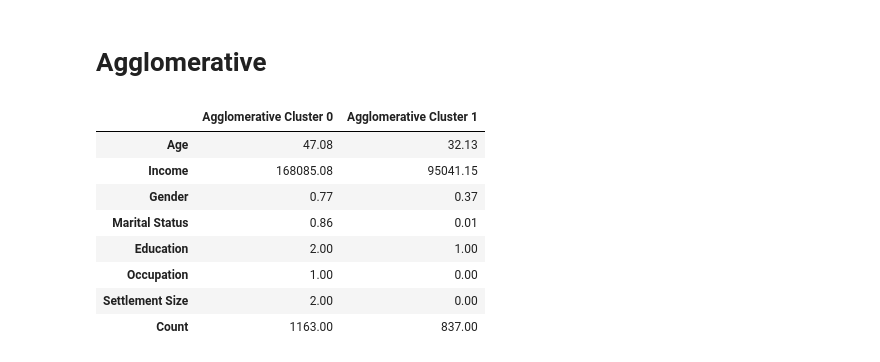
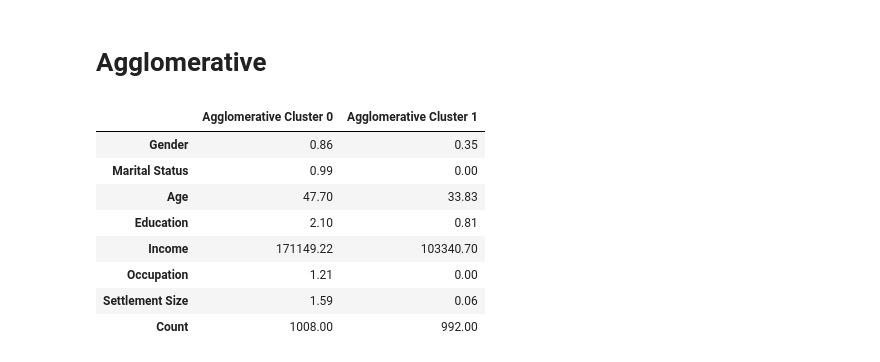
Before and after one commit to racheltran184/Python-Project-3, a Jupyter notebook: Task.ipynb, the cells around one changed output. Drawn from its saved outputs; the diff is of its cells as text; code cells hidden in the pictures.

```diff
--- a/Task.ipynb
+++ b/Task.ipynb
@@ -608,43 +512,34 @@ interpreted_kmeans
 # %% [markdown]
 # Agglomerative
 # %%
-agglo = AgglomerativeClustering(n_clusters=2, metric='euclidean', linkage='complete')
+# Ward linkage (scikit-learn's default) merges the pair of clusters that adds the least within-cluster variance
+agglo = AgglomerativeClustering(n_clusters=2, metric='euclidean', linkage='ward')
 
 customer_data['Agglo_Cluster'] = agglo.fit_predict(customer_data[features])
 
-# Step 1: Numerical means (Age and Income only)
-agglo_centroids = customer_data.groupby('Agglo_Cluster')[['Age', 'Income']].mean()
+# Cluster centres: the mean of every field, with Age and Income back on their original scales
+agglo_centroids = customer_data.groupby('Agglo_Cluster')[features].mean()
+agglo_centroids[['Age', 'Income']] = scaler.inverse_transform(agglo_centroids[['Age', 'Income']])
+agglo_centroids = agglo_centroids.round(2)
 
+# Add cluster sizes
+agglo_centroids['Count'] = customer_data['Agglo_Cluster'].value_counts().sort_index().values
 
-
-# Step 3: Add proportion-based averages (Gender and Marital Status)
-agglo_centroids['Gender'] = customer_data.groupby('Agglo_Cluster')['Gender'].mean().round(2)
-agglo_centroids['Marital Status'] = customer_data.groupby('Agglo_Cluster')['Marital Status'].mean().round(2)
-
-# Step 4: Add mode-based categorical values
-agglo_centroids['Education'] = customer_data.groupby('Agglo_Cluster')['Education'].agg(lambda x: x.mode().iloc[0])
-# Step 2: Inverse transform standardized Age and Income if needed
-agglo_centroids[['Age', 'Income']] = scaler.inverse_transform(agglo_centroids[['Age', 'Income']])
-agglo_centroids[['Age', 'Income']] = agglo_centroids[['Age', 'Income']].round(2)
-agglo_centroids['Occupation'] = customer_data.groupby('Agglo_Cluster')['Occupation'].agg(lambda x: x.mode().iloc[0])
-agglo_centroids['Settlement Size'] = customer_data.groupby('Agglo_Cluster')['Settlement Size'].agg(lambda x: x.mode().iloc[0])
-
-agglo_centroids['Count'] = customer_data['Agglo_Cluster'].value_counts().sort_index().values
-# Step 5: Rename index and transpose for presentation
+# Rename index and transpose for presentation
 agglo_centroids.index = [f'Agglomerative Cluster {i}' for i in agglo_centroids.index]
 agglo_centroids.columns.name = None
 
 agglo_centroids.T
 # %% [output]
 |  | Agglomerative Cluster 0 | Agglomerative Cluster 1 |
-| Age | 47.08 | 32.13 |
-| Income | 168085.08 | 95041.15 |
-| Gender | 0.77 | 0.37 |
-| Marital Status | 0.86 | 0.01 |
-| Education | 2.00 | 1.00 |
-| Occupation | 1.00 | 0.00 |
-| Settlement Size | 2.00 | 0.00 |
-| Count | 1163.00 | 837.00 |
+| Gender | 0.86 | 0.35 |
+| Marital Status | 0.99 | 0.00 |
+| Age | 47.70 | 33.83 |
+| Education | 2.10 | 0.81 |
+| Income | 171149.22 | 103340.70 |
+| Occupation | 1.21 | 0.00 |
+| Settlement Size | 1.59 | 0.06 |
+| Count | 1008.00 | 992.00 |
 # %%
 # Step 5: Apply label mapping to categorical fields
 def map_label(value, mapping):
```
Also changed, not shown: parts of 11 cells of this notebook, 4 other files.
